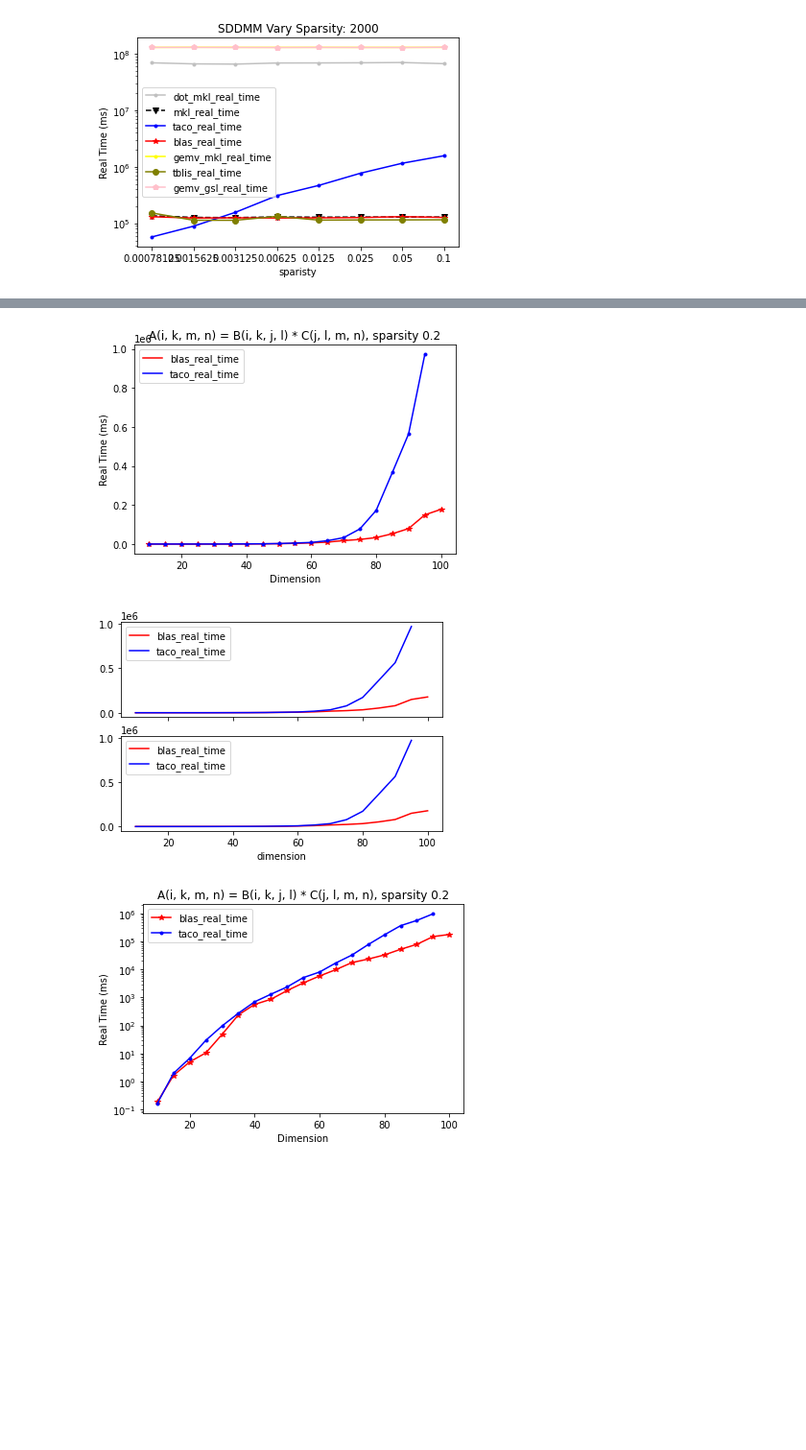
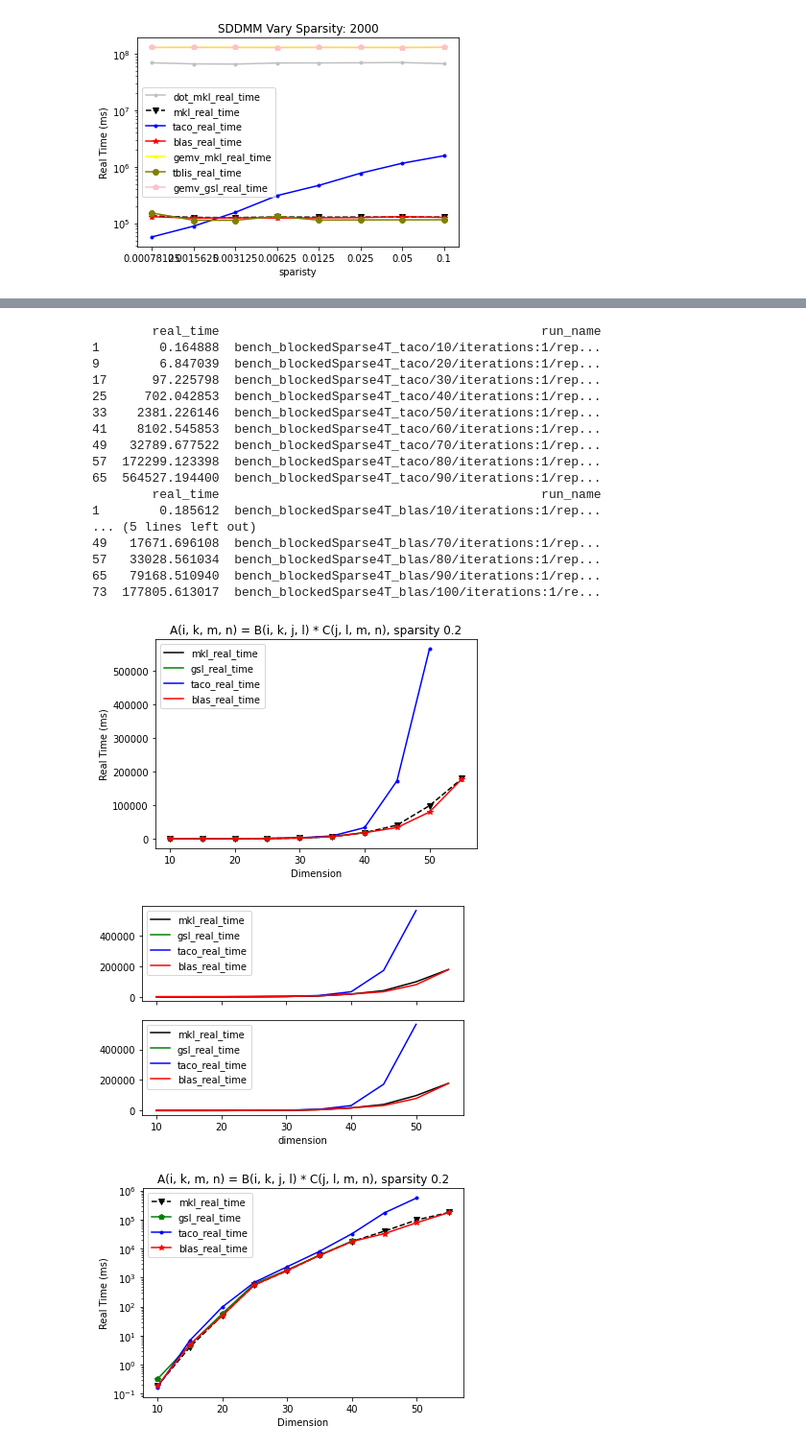
Before and after one commit to tensor-compiler/mosaic-benchmarks, a Jupyter notebook: data-benchmarks/bench-script.ipynb, the cells around one changed output, grey strips where cells are left out. Shown at 96% size. Cells and saved outputs as stored; diff of their text form; code cells hidden in the pictures; blank space fills up the shorter version.

```diff
--- a/data-benchmarks/bench-script.ipynb
+++ b/data-benchmarks/bench-script.ipynb
@@ -203,7 +242,29 @@ save_plots_seperate("mmadd", "./", \
 # %%
-save_plots_seperate("blockedSparse_4T", "./", ["blas", "taco"],\
-                    "A(i, k, m, n) = B(i, k, j, l) * C(j, l, m, n), sparsity 0.2", 5, 10, 0.5)
+filter_data("blockedSparse_4T", "./", "taco")
+filter_data("blockedSparse_4T", "./", "blas")
 # %% [output]
-[figure, removed]
-[figure, removed]
-[figure, removed]
+        real_time                                           run_name
+1        0.164888  bench_blockedSparse4T_taco/10/iterations:1/rep...
+9        6.847039  bench_blockedSparse4T_taco/20/iterations:1/rep...
+17      97.225798  bench_blockedSparse4T_taco/30/iterations:1/rep...
+25     702.042853  bench_blockedSparse4T_taco/40/iterations:1/rep...
+33    2381.226146  bench_blockedSparse4T_taco/50/iterations:1/rep...
+41    8102.545853  bench_blockedSparse4T_taco/60/iterations:1/rep...
+49   32789.677522  bench_blockedSparse4T_taco/70/iterations:1/rep...
+57  172299.123398  bench_blockedSparse4T_taco/80/iterations:1/rep...
+65  564527.194400  bench_blockedSparse4T_taco/90/iterations:1/rep...
+        real_time                                           run_name
+1        0.185612  bench_blockedSparse4T_blas/10/iterations:1/rep...
+... (5 lines left out)
+49   17671.696108  bench_blockedSparse4T_blas/70/iterations:1/rep...
+57   33028.561034  bench_blockedSparse4T_blas/80/iterations:1/rep...
+65   79168.510940  bench_blockedSparse4T_blas/90/iterations:1/rep...
+73  177805.613017  bench_blockedSparse4T_blas/100/iterations:1/re...
+# %%
+
+save_plots_seperate("blockedSparse_4T", "./", ["mkl", "gsl"],\
+                    "A(i, k, m, n) = B(i, k, j, l) * C(j, l, m, n), sparsity 0.2", 5, 10, 0.5, filtered=["taco", "blas"])
+# %% [output]
+[figure, added]
+[figure, added]
+[figure, added]
```
Also changed, not shown: parts of 8 cells of this notebook, 8 other files.
